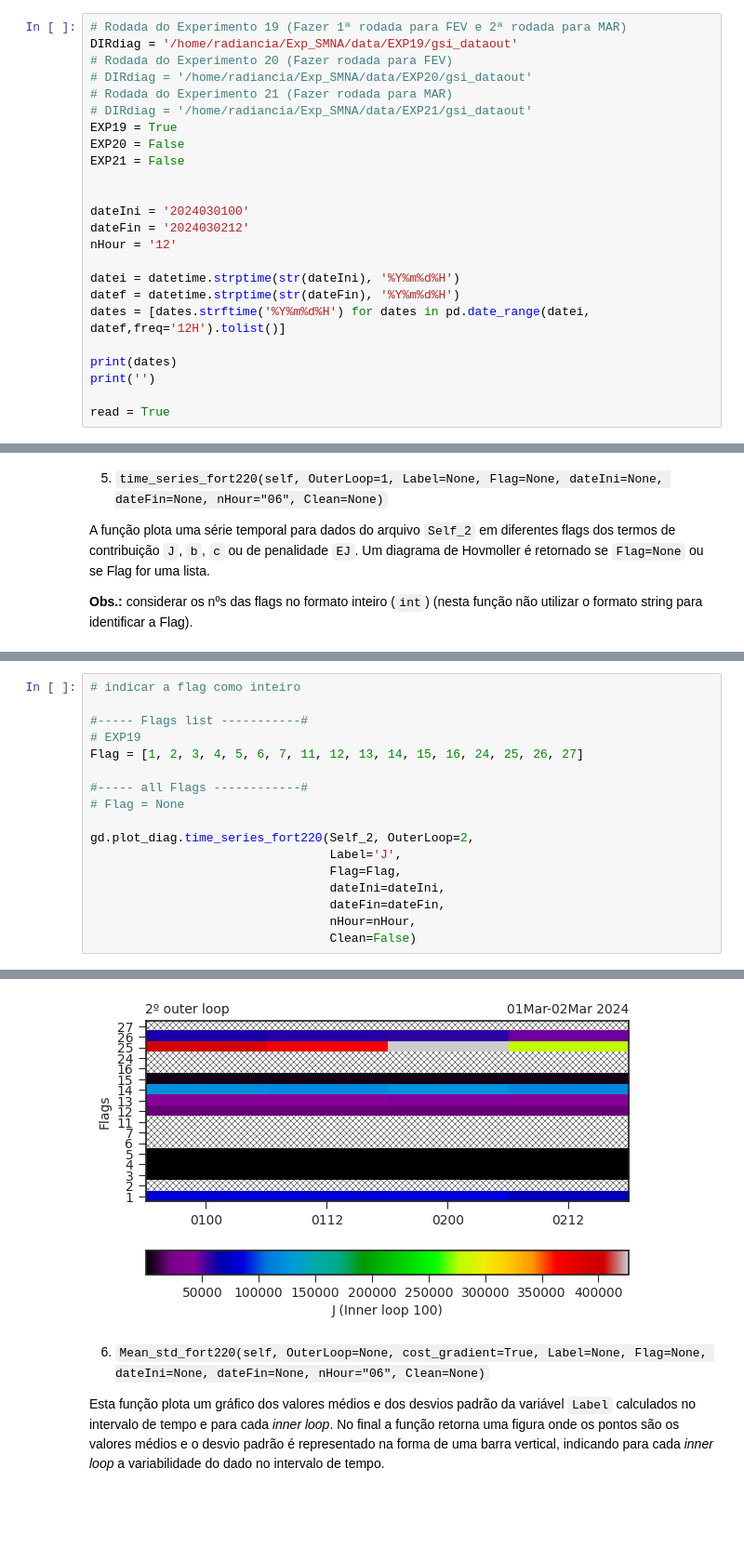
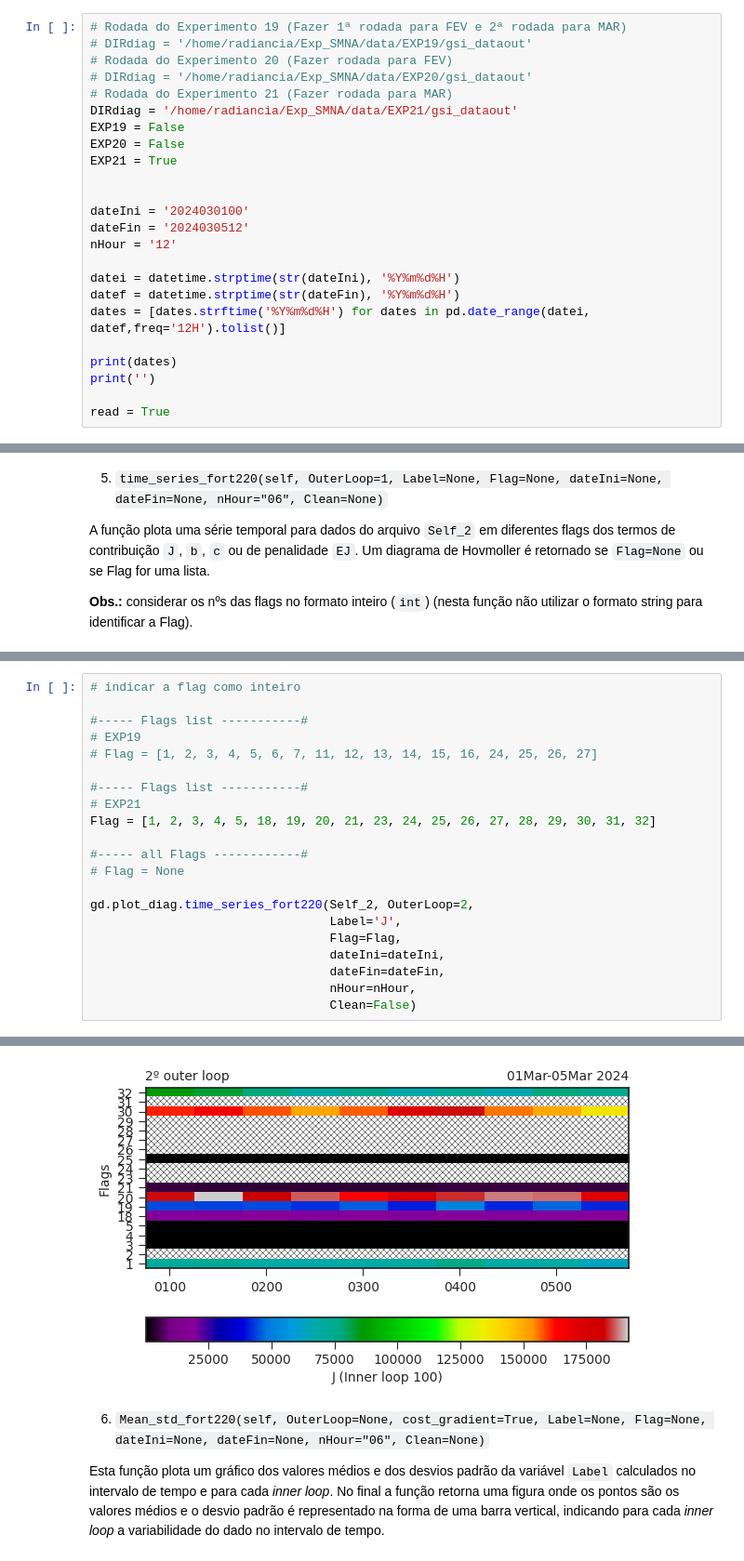
Before and after one commit to GAD-DIMNT-CPTEC/ReadDiag, a Jupyter notebook: notebooks/readDiag_radiancia_Fort220.ipynb, the cells around one changed output, grey strips where cells are left out. Shown at 93% size. Drawn from its saved outputs; the diff is of its cells as text; blank space fills up the shorter version.

```diff
--- a/notebooks/readDiag_radiancia_Fort220.ipynb
+++ b/notebooks/readDiag_radiancia_Fort220.ipynb
@@ -47,18 +47,18 @@ from gsidiag.datasources import getVarInfo
 Realiza o processo de leitura do arquivo **fort.220** a partir dos dados iniciais fornecidos pelo usuário.
 # %%
 # Rodada do Experimento 19 (Fazer 1ª rodada para FEV e 2ª rodada para MAR)
-DIRdiag = '/home/radiancia/Exp_SMNA/data/EXP19/gsi_dataout'
+# DIRdiag = '/home/radiancia/Exp_SMNA/data/EXP19/gsi_dataout'
 # Rodada do Experimento 20 (Fazer rodada para FEV)
 # DIRdiag = '/home/radiancia/Exp_SMNA/data/EXP20/gsi_dataout'
 # Rodada do Experimento 21 (Fazer rodada para MAR)
-# DIRdiag = '/home/radiancia/Exp_SMNA/data/EXP21/gsi_dataout'
-EXP19 = True
+DIRdiag = '/home/radiancia/Exp_SMNA/data/EXP21/gsi_dataout'
+EXP19 = False
 EXP20 = False
-EXP21 = False
+EXP21 = True
 
 
 dateIni = '2024030100'
-dateFin = '2024030212'
+dateFin = '2024030512'
 nHour = '12'
 
 datei = datetime.strptime(str(dateIni), '%Y%m%d%H')
@@ -492,7 +502,11 @@ nloop =  100
 
 #----- Flags list -----------#
 # EXP19
-Flag = [1, 2, 3, 4, 5, 6, 7, 11, 12, 13, 14, 15, 16, 24, 25, 26, 27]
+# Flag = [1, 2, 3, 4, 5, 6, 7, 11, 12, 13, 14, 15, 16, 24, 25, 26, 27]
+
+#----- Flags list -----------#
+# EXP21
+Flag = [1, 2, 3, 4, 5, 18, 19, 20, 21, 23, 24, 25, 26, 27, 28, 29, 30, 31, 32]
 
 #----- all Flags ------------#
 # Flag = None
@@ -521,8 +535,8 @@ nloop =  100
  =============================================================================================================
 
  Making Graphics...
  Done!
-[figure, old version]
+[figure, new version]
 # %% [markdown]
 6. `Mean_std_fort220(self, OuterLoop=None, cost_gradient=True, Label=None, Flag=None, dateIni=None, dateFin=None, nHour="06", Clean=None)`
 
```
Also changed, not shown: parts of 21 cells of this notebook, 6 other files.
